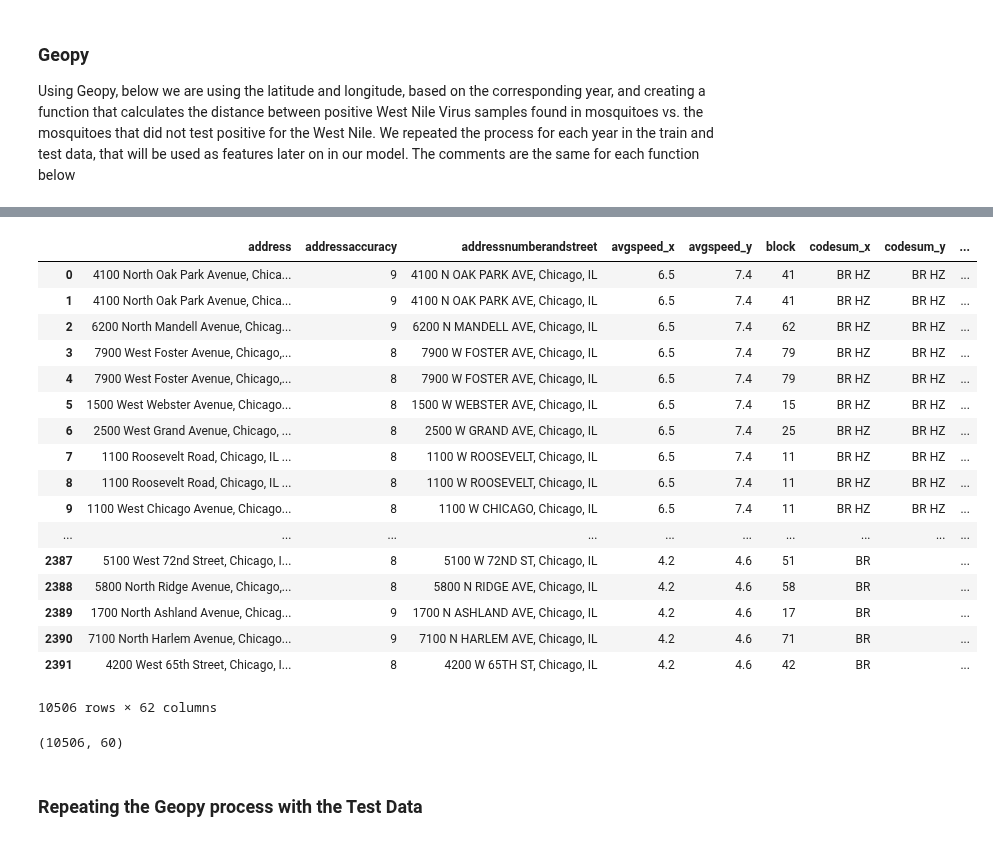
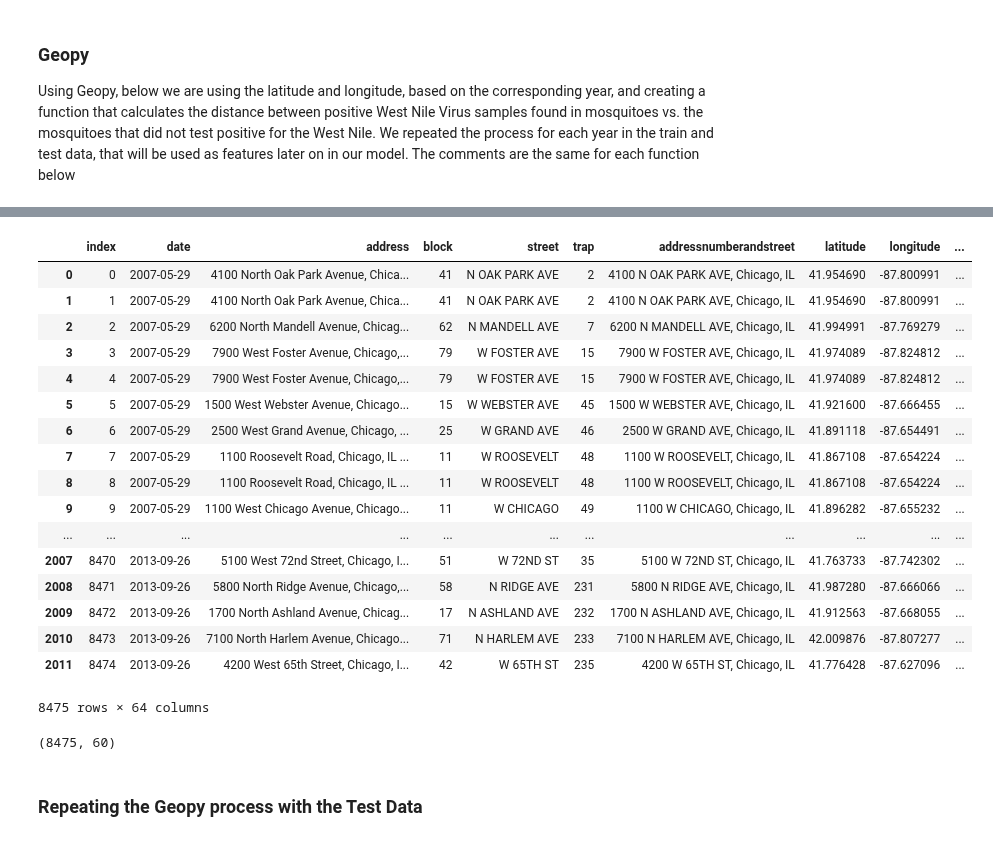
Before and after one commit to bryanco1966/Chicago_West_Nile, a Jupyter notebook: project_work/Exploratory Data Analysis Notebook.ipynb, the cells around one changed output, grey strips where cells are left out. Cells and saved outputs as stored; diff of their text form; code cells hidden in the pictures.

Commit message:
fixed distance calcs and added new distances

```diff
--- a/project_work/Exploratory Data Analysis Notebook.ipynb
+++ b/project_work/Exploratory Data Analysis Notebook.ipynb
@@ -228,3 +232,5 @@ Index(['date', 'address', 'species', 'block', 'street', 'trap',
+# %%
+train.drop_duplicates(subset=['trap','date','species'], inplace=True)
 # %%
 # Convert dates to datetime
 spray['date']   = pd.to_datetime(spray['date'])
@@ -546,20 +591,27 @@ westnile_2013 = westnile_2013.apply(tuple, axis = 1)
 westnile_2013.head()
 
 
-h=0
-results_2013 = []
+results_2013   = []
+results_2013_2 = []
+results_2013_3 = []
+
 for i in distance_2013:
-   dists_2013 = []
+    dists_2013 = []
 
-   for j in westnile_2013:
+    for j in westnile_2013:
 
-       dist_2013 = (geodesic(i, j).miles)
-       if dist_2013 > 0:
+        dist_2013 = (geodesic(i, j).miles)
+        if dist_2013 > 0:
             dists_2013.append(dist_2013)
 
-   results_2013.append(min(dists_2013))
+    results_2013.append(min(dists_2013))
+    results_2013_2.append(sum(dists_2013[0:3])/3)
+    results_2013_3.append(sum(dists_2013[0:5])/5)
 
-train_2013=pd.DataFrame(results_2013,columns = ['distance'])
+# Create dataframe
+train_2013=pd.DataFrame(results_2013, columns = ['distance'])
+train_2013['distance_3']  = results_2013_2
+train_2013['distance_5']  = results_2013_3
 train_13 = train[train['year'] == 2013]
 train_13.reset_index(inplace = True)
 train_3 = pd.concat([train_13, train_2013], axis = 1)
@@ -569,31 +628,31 @@ Wall time: 1min 34s
 # %%
 # Take each year of train distance data just calculated and add to new df
 list = [train_7, train_9, train_1, train_3]
-train_new = pd.concat(list, axis = 0)
+train_new = pd.concat(list, axis = 0, )
 train_new
 # %% [output]
-|  | address | addressaccuracy | addressnumberandstreet | avgspeed_x | avgspeed_y | block | codesum_x | codesum_y | ... |
-| 0 | 4100 North Oak Park Avenue, Chica... | 9 | 4100 N OAK PARK AVE, Chicago, IL | 6.5 | 7.4 | 41 | BR HZ | BR HZ | ... |
-| 1 | 4100 North Oak Park Avenue, Chica... | 9 | 4100 N OAK PARK AVE, Chicago, IL | 6.5 | 7.4 | 41 | BR HZ | BR HZ | ... |
-| 2 | 6200 North Mandell Avenue, Chicag... | 9 | 6200 N MANDELL AVE, Chicago, IL | 6.5 | 7.4 | 62 | BR HZ | BR HZ | ... |
-| 3 | 7900 West Foster Avenue, Chicago,... | 8 | 7900 W FOSTER AVE, Chicago, IL | 6.5 | 7.4 | 79 | BR HZ | BR HZ | ... |
-| 4 | 7900 West Foster Avenue, Chicago,... | 8 | 7900 W FOSTER AVE, Chicago, IL | 6.5 | 7.4 | 79 | BR HZ | BR HZ | ... |
-| 5 | 1500 West Webster Avenue, Chicago... | 8 | 1500 W WEBSTER AVE, Chicago, IL | 6.5 | 7.4 | 15 | BR HZ | BR HZ | ... |
-| 6 | 2500 West Grand Avenue, Chicago, ... | 8 | 2500 W GRAND AVE, Chicago, IL | 6.5 | 7.4 | 25 | BR HZ | BR HZ | ... |
-| 7 | 1100 Roosevelt Road, Chicago, IL ... | 8 | 1100 W ROOSEVELT, Chicago, IL | 6.5 | 7.4 | 11 | BR HZ | BR HZ | ... |
-| 8 | 1100 Roosevelt Road, Chicago, IL ... | 8 | 1100 W ROOSEVELT, Chicago, IL | 6.5 | 7.4 | 11 | BR HZ | BR HZ | ... |
-| 9 | 1100 West Chicago Avenue, Chicago... | 8 | 1100 W CHICAGO, Chicago, IL | 6.5 | 7.4 | 11 | BR HZ | BR HZ | ... |
-| ... | ... | ... | ... | ... | ... | ... | ... | ... | ... |
-| 2387 | 5100 West 72nd Street, Chicago, I... | 8 | 5100 W 72ND ST, Chicago, IL | 4.2 | 4.6 | 51 | BR |  | ... |
-| 2388 | 5800 North Ridge Avenue, Chicago,... | 8 | 5800 N RIDGE AVE, Chicago, IL | 4.2 | 4.6 | 58 | BR |  | ... |
-| 2389 | 1700 North Ashland Avenue, Chicag... | 9 | 1700 N ASHLAND AVE, Chicago, IL | 4.2 | 4.6 | 17 | BR |  | ... |
-| 2390 | 7100 North Harlem Avenue, Chicago... | 9 | 7100 N HARLEM AVE, Chicago, IL | 4.2 | 4.6 | 71 | BR |  | ... |
-| 2391 | 4200 West 65th Street, Chicago, I... | 8 | 4200 W 65TH ST, Chicago, IL | 4.2 | 4.6 | 42 | BR |  | ... |
+|  | index | date | address | block | street | trap | addressnumberandstreet | latitude | longitude | ... |
+| 0 | 0 | 2007-05-29 | 4100 North Oak Park Avenue, Chica... | 41 | N OAK PARK AVE | 2 | 4100 N OAK PARK AVE, Chicago, IL | 41.954690 | -87.800991 | ... |
+| 1 | 1 | 2007-05-29 | 4100 North Oak Park Avenue, Chica... | 41 | N OAK PARK AVE | 2 | 4100 N OAK PARK AVE, Chicago, IL | 41.954690 | -87.800991 | ... |
+| 2 | 2 | 2007-05-29 | 6200 North Mandell Avenue, Chicag... | 62 | N MANDELL AVE | 7 | 6200 N MANDELL AVE, Chicago, IL | 41.994991 | -87.769279 | ... |
+| 3 | 3 | 2007-05-29 | 7900 West Foster Avenue, Chicago,... | 79 | W FOSTER AVE | 15 | 7900 W FOSTER AVE, Chicago, IL | 41.974089 | -87.824812 | ... |
+| 4 | 4 | 2007-05-29 | 7900 West Foster Avenue, Chicago,... | 79 | W FOSTER AVE | 15 | 7900 W FOSTER AVE, Chicago, IL | 41.974089 | -87.824812 | ... |
+| 5 | 5 | 2007-05-29 | 1500 West Webster Avenue, Chicago... | 15 | W WEBSTER AVE | 45 | 1500 W WEBSTER AVE, Chicago, IL | 41.921600 | -87.666455 | ... |
+| 6 | 6 | 2007-05-29 | 2500 West Grand Avenue, Chicago, ... | 25 | W GRAND AVE | 46 | 2500 W GRAND AVE, Chicago, IL | 41.891118 | -87.654491 | ... |
+| 7 | 7 | 2007-05-29 | 1100 Roosevelt Road, Chicago, IL ... | 11 | W ROOSEVELT | 48 | 1100 W ROOSEVELT, Chicago, IL | 41.867108 | -87.654224 | ... |
+| 8 | 8 | 2007-05-29 | 1100 Roosevelt Road, Chicago, IL ... | 11 | W ROOSEVELT | 48 | 1100 W ROOSEVELT, Chicago, IL | 41.867108 | -87.654224 | ... |
+| 9 | 9 | 2007-05-29 | 1100 West Chicago Avenue, Chicago... | 11 | W CHICAGO | 49 | 1100 W CHICAGO, Chicago, IL | 41.896282 | -87.655232 | ... |
+| ... | ... | ... | ... | ... | ... | ... | ... | ... | ... | ... |
+| 2007 | 8470 | 2013-09-26 | 5100 West 72nd Street, Chicago, I... | 51 | W 72ND ST | 35 | 5100 W 72ND ST, Chicago, IL | 41.763733 | -87.742302 | ... |
+| 2008 | 8471 | 2013-09-26 | 5800 North Ridge Avenue, Chicago,... | 58 | N RIDGE AVE | 231 | 5800 N RIDGE AVE, Chicago, IL | 41.987280 | -87.666066 | ... |
+| 2009 | 8472 | 2013-09-26 | 1700 North Ashland Avenue, Chicag... | 17 | N ASHLAND AVE | 232 | 1700 N ASHLAND AVE, Chicago, IL | 41.912563 | -87.668055 | ... |
+| 2010 | 8473 | 2013-09-26 | 7100 North Harlem Avenue, Chicago... | 71 | N HARLEM AVE | 233 | 7100 N HARLEM AVE, Chicago, IL | 42.009876 | -87.807277 | ... |
+| 2011 | 8474 | 2013-09-26 | 4200 West 65th Street, Chicago, I... | 42 | W 65TH ST | 235 | 4200 W 65TH ST, Chicago, IL | 41.776428 | -87.627096 | ... |
-10506 rows × 62 columns
+8475 rows × 64 columns
 # %%
 train.shape
 # %% [output]
-(10506, 60)
+(8475, 60)
 # %% [markdown]
 ### Repeating the Geopy process with the Test Data
 # %%
```
Also changed, not shown: parts of 25 cells of this notebook, 2 other files.
